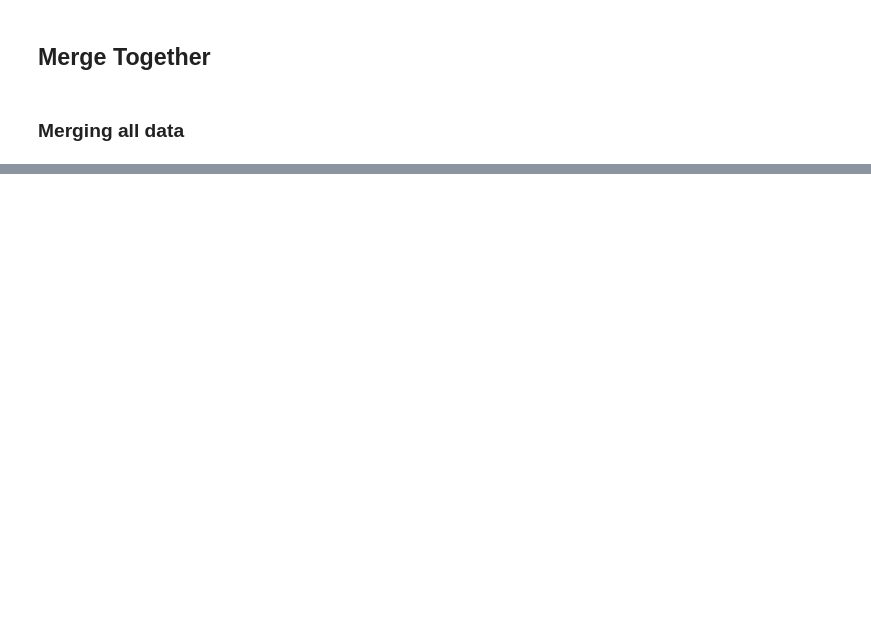
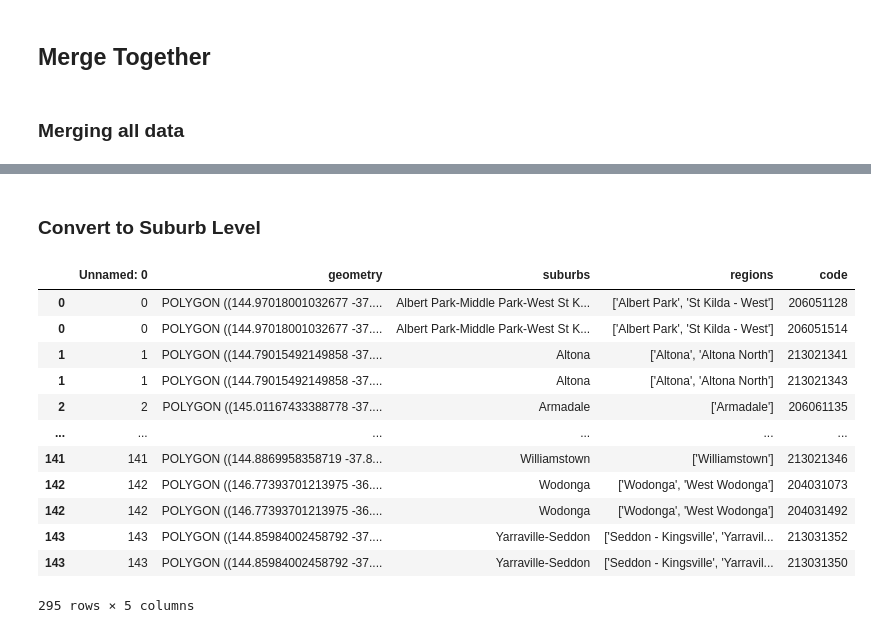
Before and after one commit to MAST30034-AppliedDataScience/project-2-group-real-estate-industry-project-11, a Jupyter notebook: notebooks/2. raw/2. merge external and housing.ipynb, the cells around one changed output, grey strips where cells are left out. Drawn from its saved outputs; the diff is of its cells as text; code cells hidden in the pictures; blank space fills up the shorter version.

Commit message:
the merging folder is nearly done, just need to account for ABS data, then raw is done

```diff
--- a/notebooks/2. raw/2. merge external and housing.ipynb
+++ b/notebooks/2. raw/2. merge external and housing.ipynb
@@ -260,0 +376,43 @@ future_population.head(5)
+# %% [markdown]
+### Convert to Suburb Level
+# %%
+# merging stuff
+regions_df = pd.read_csv('../../data/2. raw/location/sa2_to_rental_suburb_groups.csv')
+
+regions_df_list = regions_df.copy()
+regions_df_list['code'] = regions_df_list['code'].apply(ast.literal_eval)
+
+exploded_regions = regions_df_list.explode('code')
+exploded_regions['code'] = exploded_regions['code'].apply(pd.to_numeric, errors='coerce')
+
+def df_to_regions(df, sa2_col_name, aggregation_functions, year_col_name = None, quarter_col_name = None):
+    df[sa2_col_name] = df[sa2_col_name].apply(pd.to_numeric, errors='coerce')
+    regions_with_stats = pd.merge(exploded_regions, df, left_on='code', right_on=sa2_col_name, how='left')
+
+    for col in aggregation_functions:
+        regions_with_stats[col] = regions_with_stats[col].apply(pd.to_numeric, errors='coerce')
+
+    if quarter_col_name:
+        grouped_by = regions_with_stats.groupby(['suburbs', year_col_name, quarter_col_name]).agg(aggregation_functions)
+    elif year_col_name:
+        grouped_by = regions_with_stats.groupby(['suburbs', year_col_name]).agg(aggregation_functions)
+    else:
+        grouped_by = regions_with_stats.groupby('suburbs').agg(aggregation_functions)
+
+    return grouped_by.reset_index()
+
+exploded_regions
+# %% [output]
+|  | Unnamed: 0 | geometry | suburbs | regions | code |
+| 0 | 0 | POLYGON ((144.97018001032677 -37.... | Albert Park-Middle Park-West St K... | ['Albert Park', 'St Kilda - West'] | 206051128 |
+| 0 | 0 | POLYGON ((144.97018001032677 -37.... | Albert Park-Middle Park-West St K... | ['Albert Park', 'St Kilda - West'] | 206051514 |
+| 1 | 1 | POLYGON ((144.79015492149858 -37.... | Altona | ['Altona', 'Altona North'] | 213021341 |
+| 1 | 1 | POLYGON ((144.79015492149858 -37.... | Altona | ['Altona', 'Altona North'] | 213021343 |
+| 2 | 2 | POLYGON ((145.01167433388778 -37.... | Armadale | ['Armadale'] | 206061135 |
+| ... | ... | ... | ... | ... | ... |
+| 141 | 141 | POLYGON ((144.8869958358719 -37.8... | Williamstown | ['Williamstown'] | 213021346 |
+| 142 | 142 | POLYGON ((146.77393701213975 -36.... | Wodonga | ['Wodonga', 'West Wodonga'] | 204031073 |
+| 142 | 142 | POLYGON ((146.77393701213975 -36.... | Wodonga | ['Wodonga', 'West Wodonga'] | 204031492 |
+| 143 | 143 | POLYGON ((144.85984002458792 -37.... | Yarraville-Seddon | ['Seddon - Kingsville', 'Yarravil... | 213031352 |
+| 143 | 143 | POLYGON ((144.85984002458792 -37.... | Yarraville-Seddon | ['Seddon - Kingsville', 'Yarravil... | 213031350 |
+295 rows × 5 columns
```
Also changed, not shown: parts of 20 cells of this notebook.
